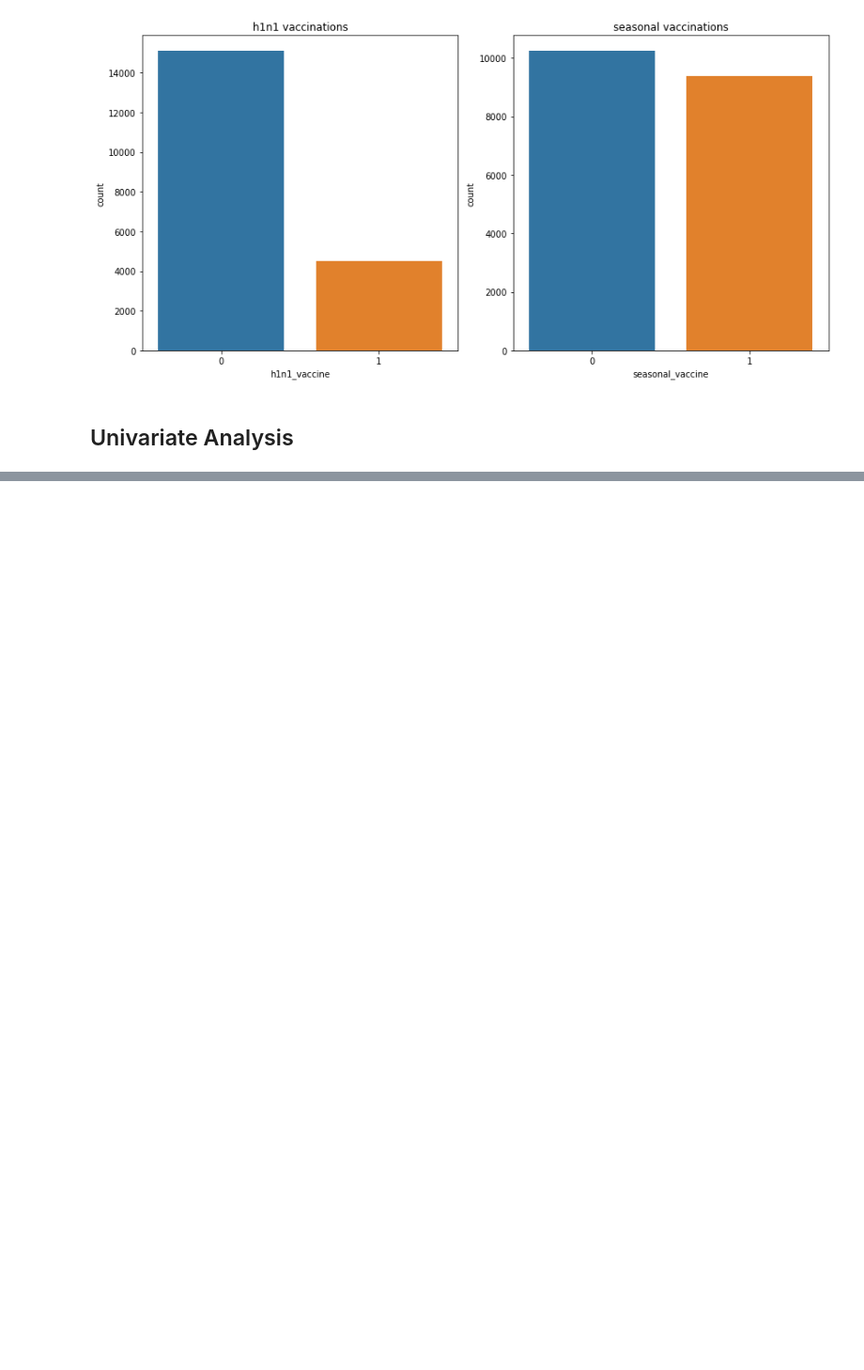
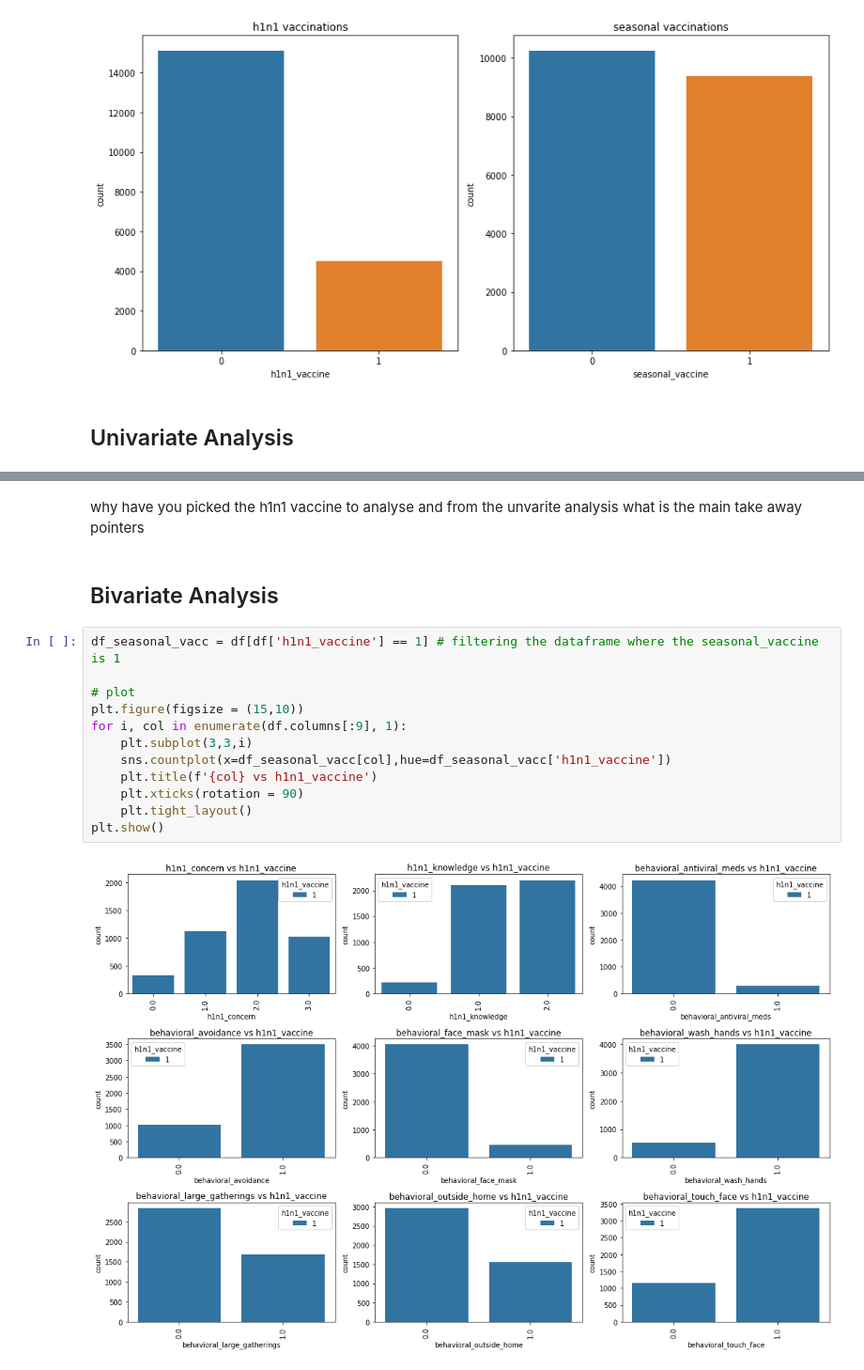
Before and after one commit to lorna-creator/Project-on-Vaccines, a Jupyter notebook: notebook.ipynb, the cells around one changed output, grey strips where cells are left out. Shown at 94% size. Drawn from its saved outputs; the diff is of its cells as text; blank space fills up the shorter version.

```diff
--- a/notebook.ipynb
+++ b/notebook.ipynb
@@ -224,0 +244,18 @@ plt.show()
+# %% [markdown]
+why have you picked the h1n1 vaccine to analyse and from the unvarite analysis what is the main take away pointers
+# %% [markdown]
+## Bivariate Analysis
+# %%
+df_seasonal_vacc = df[df['h1n1_vaccine'] == 1] # filtering the dataframe where the seasonal_vaccine is 1
+
+# plot
+plt.figure(figsize = (15,10))
+for i, col in enumerate(df.columns[:9], 1):
+    plt.subplot(3,3,i)
+    sns.countplot(x=df_seasonal_vacc[col],hue=df_seasonal_vacc['h1n1_vaccine'])
+    plt.title(f'{col} vs h1n1_vaccine')
+    plt.xticks(rotation = 90)
+    plt.tight_layout()
+plt.show()
+# %% [output]
+[figure, added]
```
Also changed, not shown: parts of 23 cells of this notebook.
